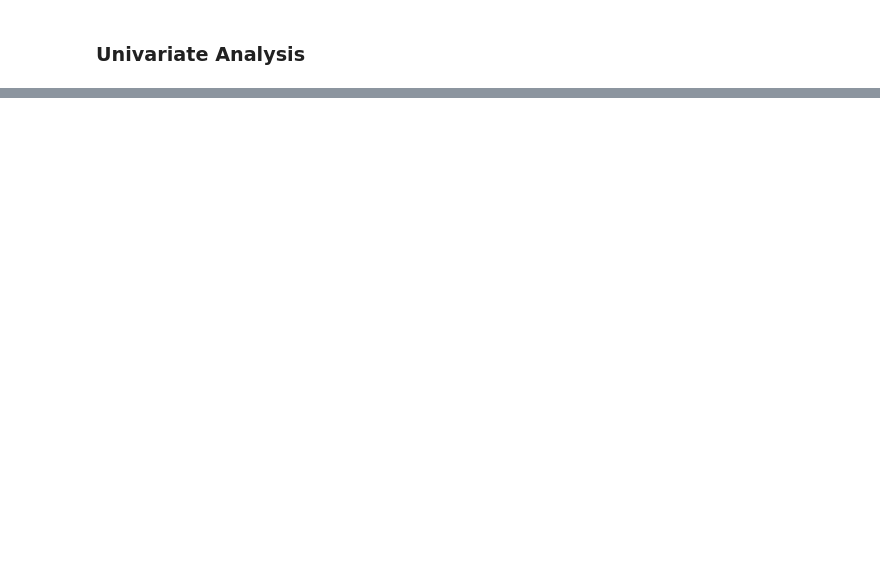
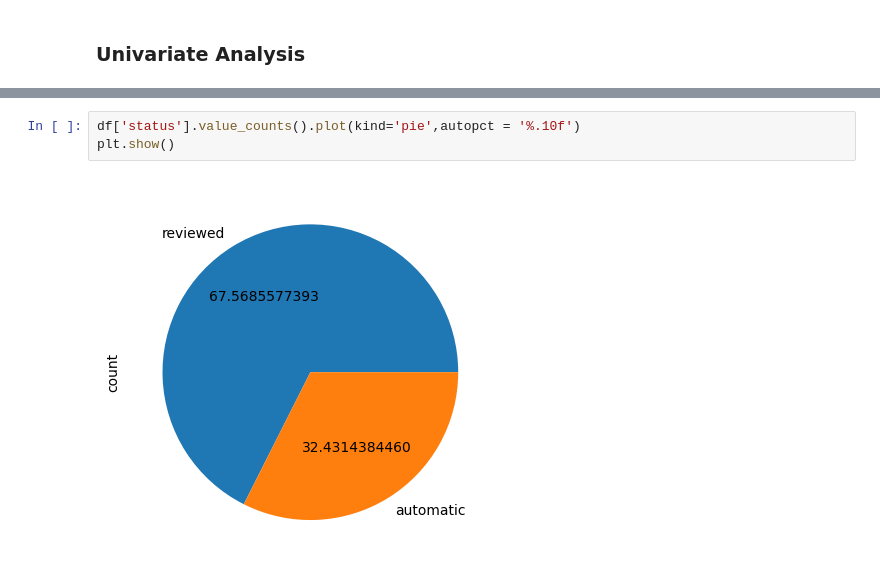
Before and after one commit to ymukesh012/DBSCAN_Implementation_Earthquake_Dataset, a Jupyter notebook: earthquake.ipynb, the cells around one changed output, grey strips where cells are left out. Drawn from its saved outputs; the diff is of its cells as text; blank space fills up the shorter version.

```diff
--- a/earthquake.ipynb
+++ b/earthquake.ipynb
@@ -343,0 +263,5 @@ for col in categorical:
+# %%
+df['status'].value_counts().plot(kind='pie',autopct = '%.10f')
+plt.show()
+# %% [output]
+[figure, added]
```
Also changed, not shown: parts of 33 cells of this notebook, 8 other files.
